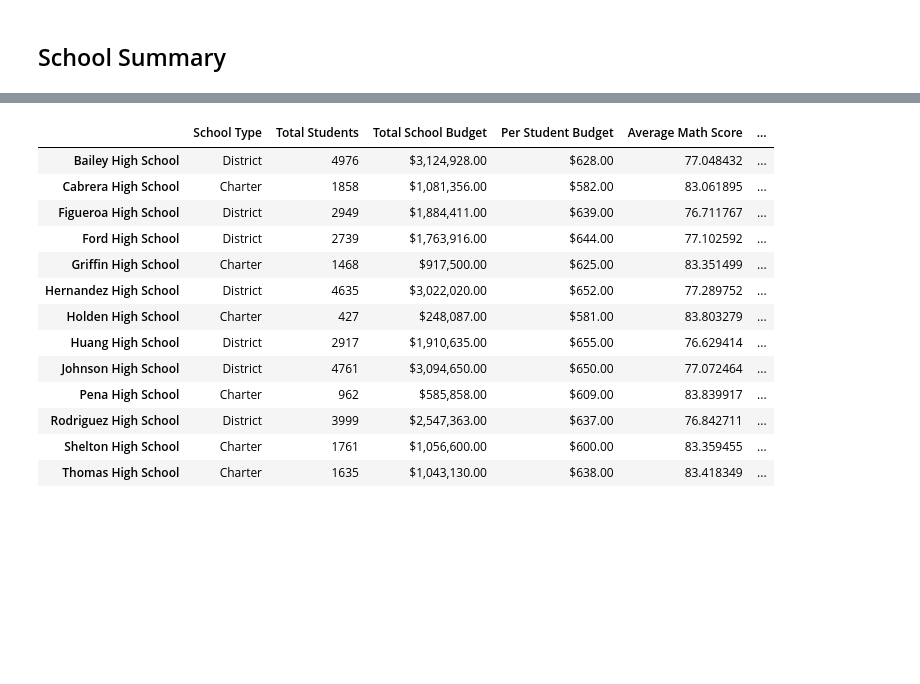
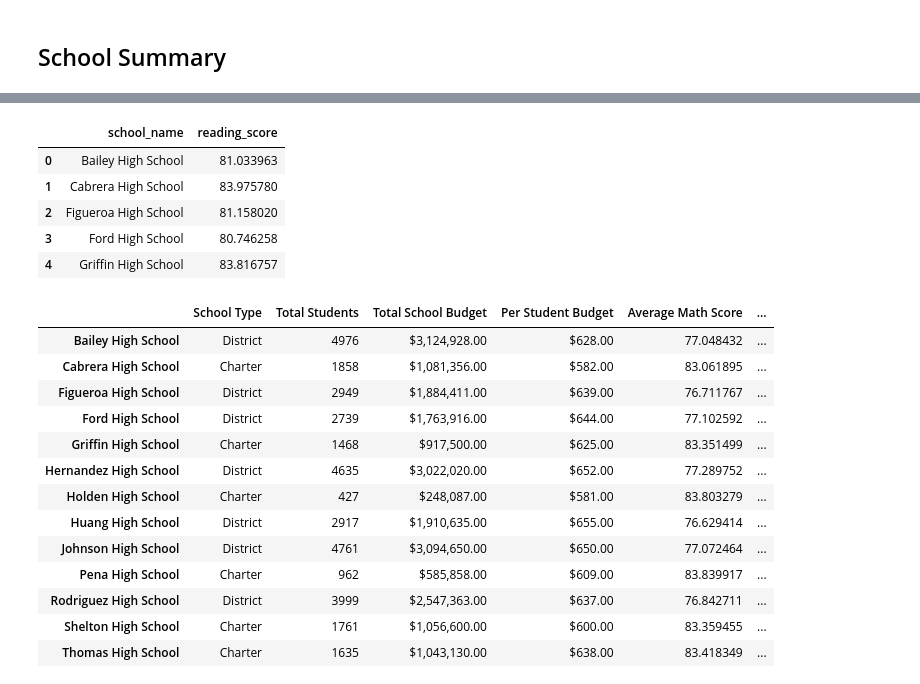
Before and after one commit to amydst/pandas_challenge, a Jupyter notebook: PyCitySchools/PyCitySchools_starter.ipynb, the cells around one changed output, grey strips where cells are left out. Drawn from its saved outputs; the diff is of its cells as text; code cells hidden in the pictures; blank space fills up the shorter version.

```diff
--- a/PyCitySchools/PyCitySchools_starter.ipynb
+++ b/PyCitySchools/PyCitySchools_starter.ipynb
@@ -111,7 +151,20 @@ per_school_capita =
 # %%
 # Calculate the average test scores per school from school_data_complete
-per_school_math =
-per_school_reading =
+
+per_school_math = school_data_complete.groupby("school_name")["math_score"].mean().reset_index()
+
+per_school_math.head()
+
+per_school_reading = school_data_complete.groupby("school_name")["reading_score"].mean().reset_index()
+
+per_school_reading.head()
+# %% [output]
+|  | school_name | reading_score |
+| 0 | Bailey High School | 81.033963 |
+| 1 | Cabrera High School | 83.975780 |
+| 2 | Figueroa High School | 81.158020 |
+| 3 | Ford High School | 80.746258 |
+| 4 | Griffin High School | 83.816757 |
 # %%
 # Calculate the number of students per school with math scores of 70 or higher from school_data_complete
 students_passing_math =
```
Also changed, not shown: parts of 7 cells of this notebook.
